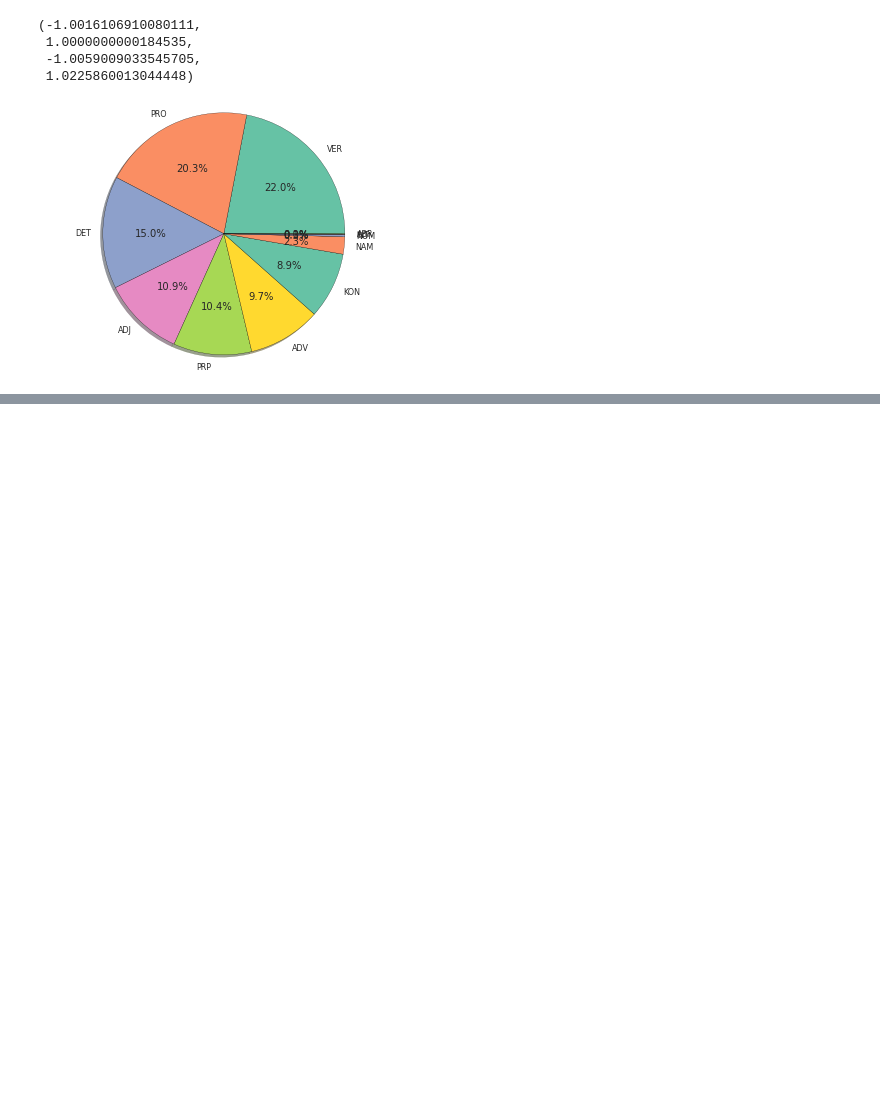
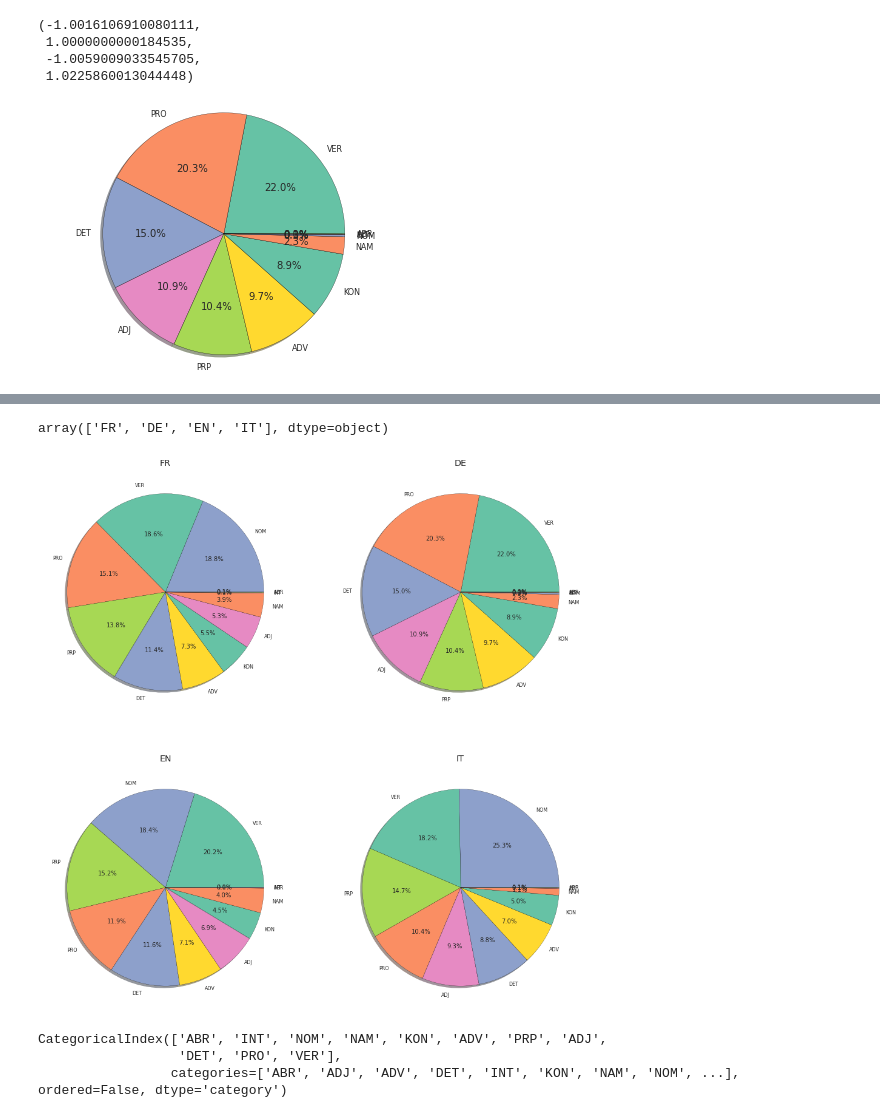
Before and after one commit to MurrayT/GutenbergTreeTagger, a Jupyter notebook: Data Analysis.ipynb, the cells around one changed output, grey strips where cells are left out. Drawn from its saved outputs; the diff is of its cells as text; code cells hidden in the pictures; blank space fills up the shorter version.

```diff
--- a/Data Analysis.ipynb
+++ b/Data Analysis.ipynb
@@ -345,0 +316,8 @@ plt.title("German",y=1.0, fontsize='x-large')
+# %%
+frtot = pd.concat(fr)
+frtot["lang"] = "FR"
+detot["lang"]="DE"
+ittot = pd.concat(it)
+ittot["lang"]="IT"
+entot = pd.concat(en)
+entot["lang"]= "EN"
@@ -345,0 +340,28 @@ plt.title("German",y=1.0, fontsize='x-large')
+# %%
+entot.POS = entot.POS.cat.set_categories(frtot.POS.cat.categories)
+# %%
+every = pd.concat((frtot,detot,entot,ittot))
+every.lang.unique()
+# %% [output]
+array(['FR', 'DE', 'EN', 'IT'], dtype=object)
+# %%
+colormap = {value:sns.color_palette("Set2")[index%6] for (index,value) in enumerate((every[every.lang == "DE"].POS.value_counts()/detot.POS.count()).index)}
+plt.figure(figsize=(16,16))
+the_grid = plt.GridSpec(2, 2)
+for (index,language) in enumerate(every.lang.unique()):
+    plt.subplot(the_grid[index//2, index%2], aspect=1)
+    thisdata = every[every.lang == language]
+    plt.pie(thisdata.POS.value_counts()/thisdata.POS.count(), shadow=True,
+                                                                        autopct='%1.1f%%',
+                                                                        colors=[colormap[i] for i in (thisdata.POS.value_counts()/thisdata.POS.count()).index],
+                                                                        labels=(thisdata.POS.value_counts()/thisdata.POS.count()).index)
+    plt.title(language,y=1.0, fontsize='x-large')
+# %% [output]
+[figure, added]
+# %%
+thisdata = every[every.lang == "DE"]
+(thisdata.POS.value_counts()/thisdata.POS.count()).sort_values().index
+# %% [output]
+CategoricalIndex(['ABR', 'INT', 'NOM', 'NAM', 'KON', 'ADV', 'PRP', 'ADJ',
+                  'DET', 'PRO', 'VER'],
+                 categories=['ABR', 'ADJ', 'ADV', 'DET', 'INT', 'KON', 'NAM', 'NOM', ...], ordered=False, dtype='category')
```
Also changed, not shown: parts of 20 cells of this notebook.
